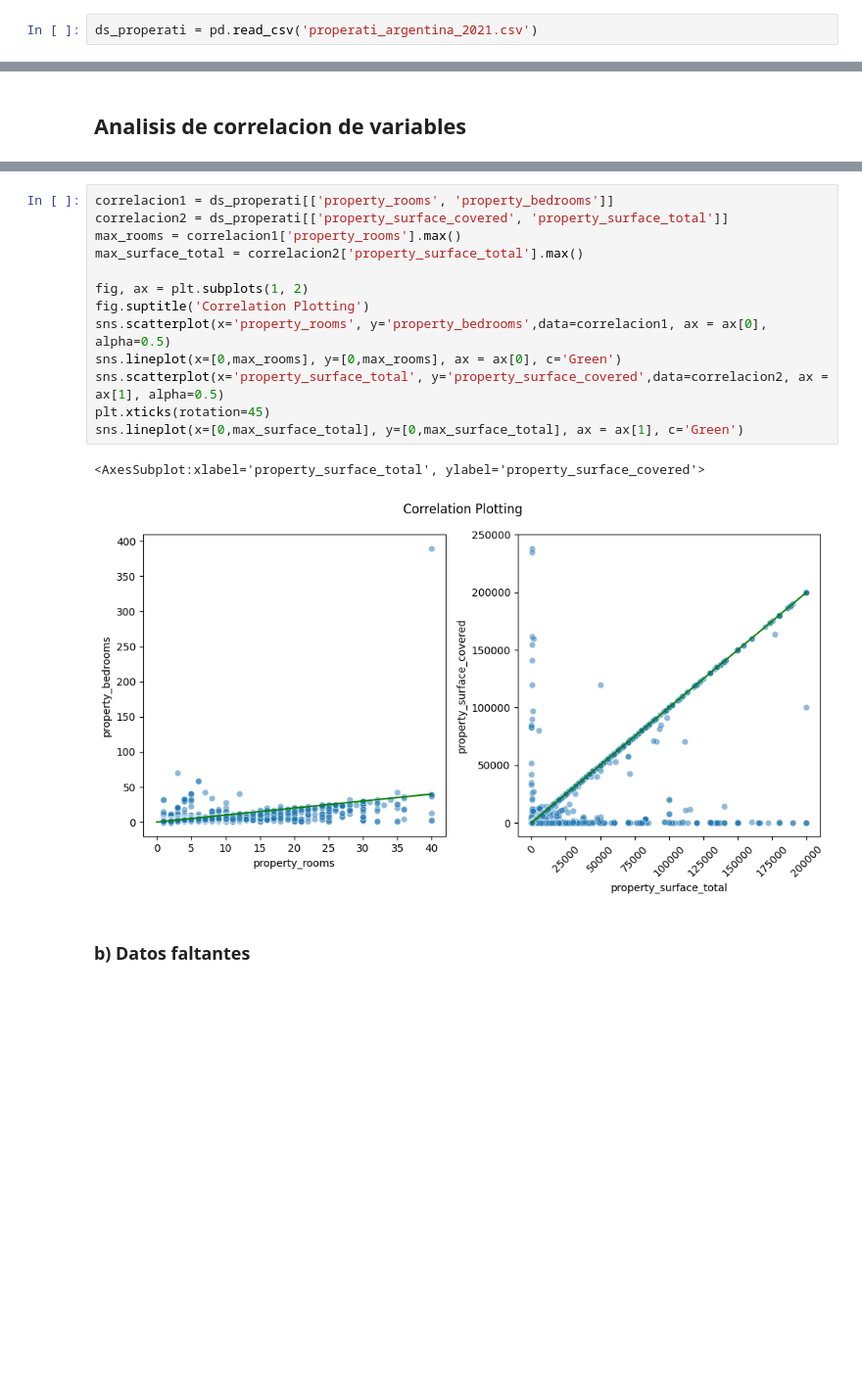
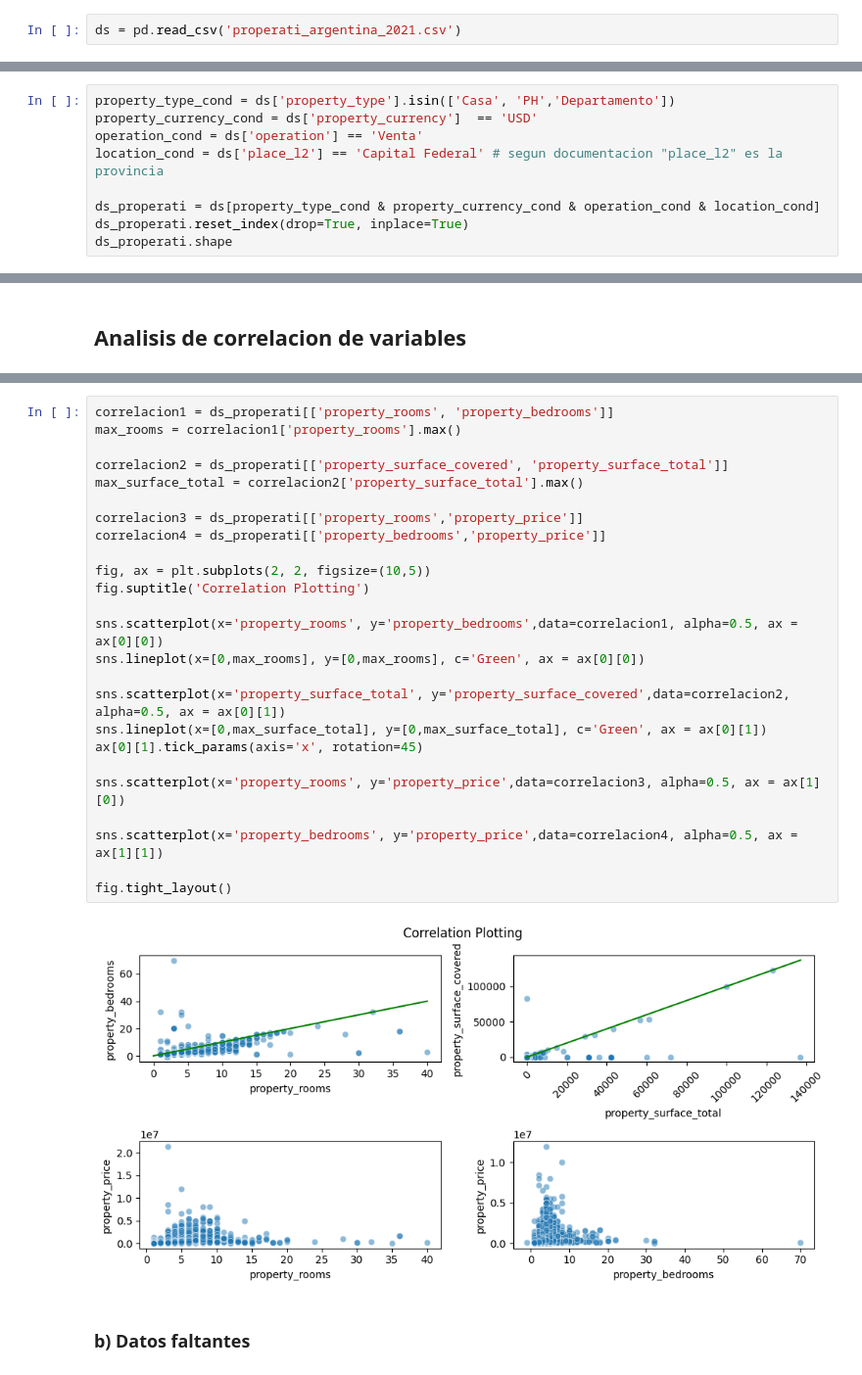
Before and after one commit to paulabruck/7506R-2C2022-GRUPO3, a Jupyter notebook: 7506R_2C2022_GRUPO3.ipynb, the cells around one changed output, grey strips where cells are left out. Shown at 98% size. Cells and saved outputs as stored; diff of their text form; blank space fills up the shorter version.

```diff
--- a/7506R_2C2022_GRUPO3.ipynb
+++ b/7506R_2C2022_GRUPO3.ipynb
@@ -19,5 +19,5 @@ import numpy as np
 # %%
-ds_properati = pd.read_csv('properati_argentina_2021.csv')
+ds = pd.read_csv('properati_argentina_2021.csv')
 # %% [markdown]
 ## 1. Análisis exploratorio y preprocesamiento de datos
 # %% [markdown]
@@ -104,0 +144,9 @@ las variables cualitativas:
+# %%
+property_type_cond = ds['property_type'].isin(['Casa', 'PH','Departamento'])
+property_currency_cond = ds['property_currency']  == 'USD'
+operation_cond = ds['operation'] == 'Venta'
+location_cond = ds['place_l2'] == 'Capital Federal' # segun documentacion "place_l2" es la provincia
+
+ds_properati = ds[property_type_cond & property_currency_cond & operation_cond & location_cond]
+ds_properati.reset_index(drop=True, inplace=True)
+ds_properati.shape
@@ -272,19 +317,30 @@ Sin embargo, mirando los graficos de dispersion, podemos observar que algunas de
 Todos estos aspectos se analizarán en la sección de valores atipicos.
 # %%
 correlacion1 = ds_properati[['property_rooms', 'property_bedrooms']]
+max_rooms = correlacion1['property_rooms'].max()
+
 correlacion2 = ds_properati[['property_surface_covered', 'property_surface_total']]
-max_rooms = correlacion1['property_rooms'].max()
 max_surface_total = correlacion2['property_surface_total'].max()
 
-fig, ax = plt.subplots(1, 2)
+correlacion3 = ds_properati[['property_rooms','property_price']]
+correlacion4 = ds_properati[['property_bedrooms','property_price']]
+
+fig, ax = plt.subplots(2, 2, figsize=(10,5))
 fig.suptitle('Correlation Plotting')
-sns.scatterplot(x='property_rooms', y='property_bedrooms',data=correlacion1, ax = ax[0], alpha=0.5)
-sns.lineplot(x=[0,max_rooms], y=[0,max_rooms], ax = ax[0], c='Green')
-sns.scatterplot(x='property_surface_total', y='property_surface_covered',data=correlacion2, ax = ax[1], alpha=0.5)
-plt.xticks(rotation=45)
-sns.lineplot(x=[0,max_surface_total], y=[0,max_surface_total], ax = ax[1], c='Green')
+
+sns.scatterplot(x='property_rooms', y='property_bedrooms',data=correlacion1, alpha=0.5, ax = ax[0][0])
+sns.lineplot(x=[0,max_rooms], y=[0,max_rooms], c='Green', ax = ax[0][0])
+
+sns.scatterplot(x='property_surface_total', y='property_surface_covered',data=correlacion2, alpha=0.5, ax = ax[0][1])
+sns.lineplot(x=[0,max_surface_total], y=[0,max_surface_total], c='Green', ax = ax[0][1])
+ax[0][1].tick_params(axis='x', rotation=45)
+
+sns.scatterplot(x='property_rooms', y='property_price',data=correlacion3, alpha=0.5, ax = ax[1][0])
+
+sns.scatterplot(x='property_bedrooms', y='property_price',data=correlacion4, alpha=0.5, ax = ax[1][1])
+
+fig.tight_layout()
 # %% [output]
-<AxesSubplot:xlabel='property_surface_total', ylabel='property_surface_covered'>
-[figure, old version]
+[figure, new version]
 # %% [markdown]
 ### b) Datos faltantes
```
Also changed, not shown: parts of 46 cells of this notebook, 1 other file.
